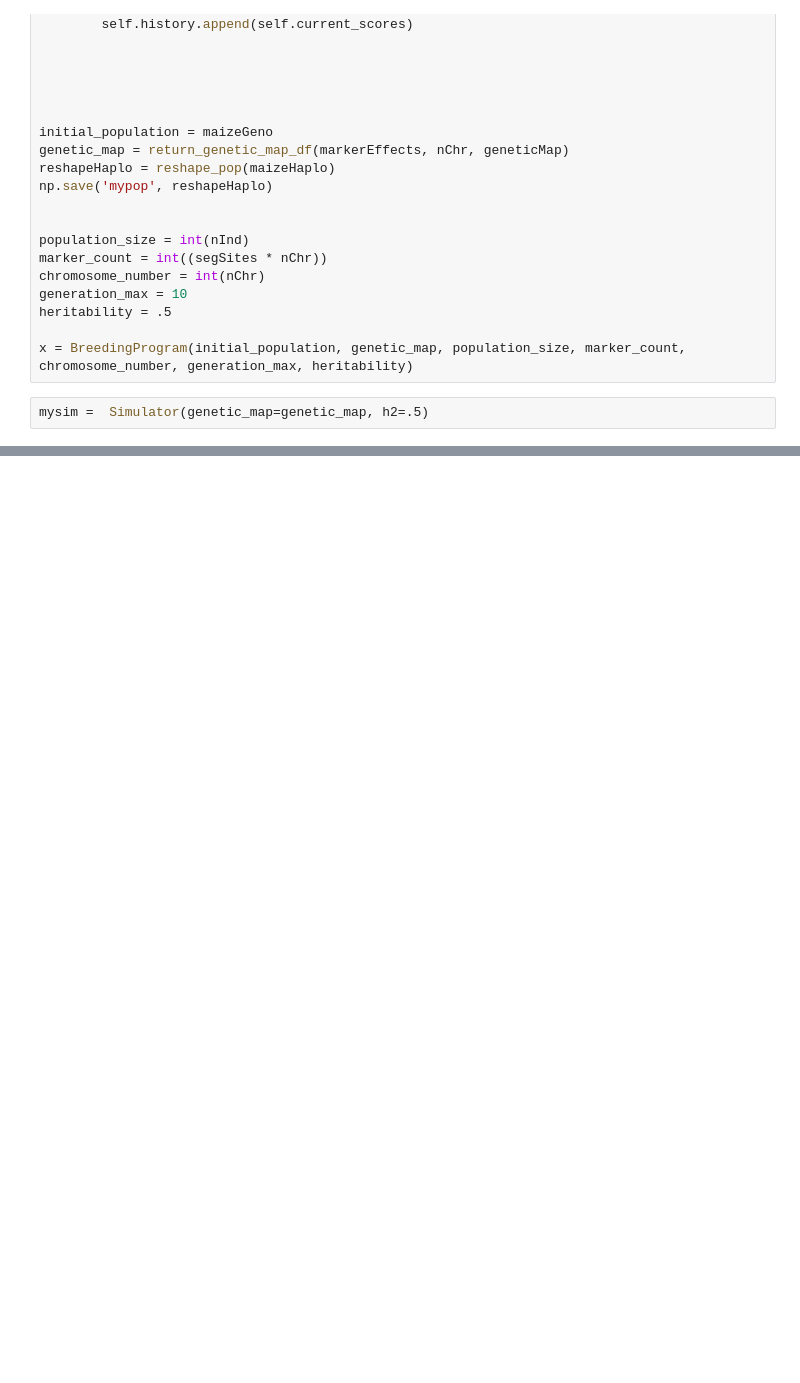
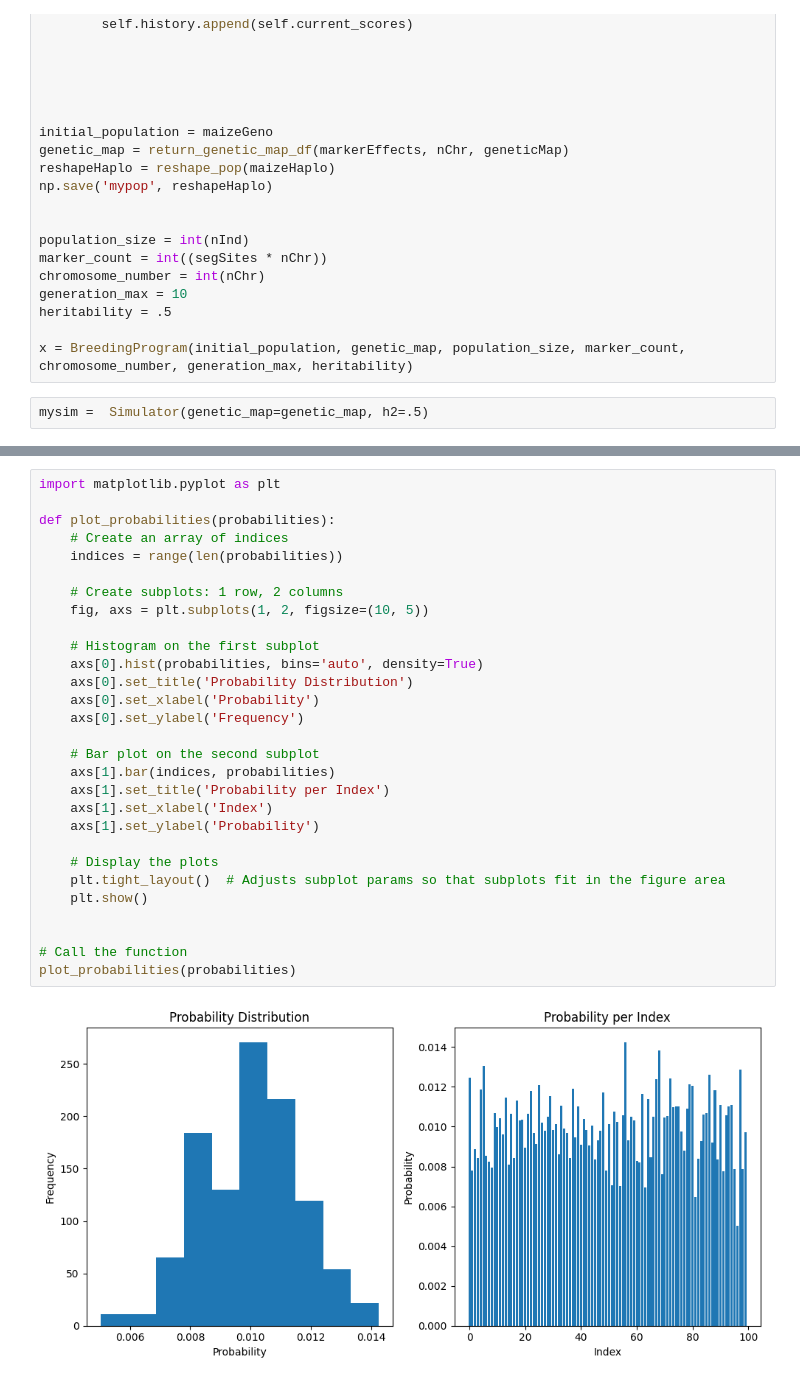
Before and after one commit to cjGO/breeder_agent, a Jupyter notebook: test.ipynb, the cells around one changed output, grey strips where cells are left out. Saved outputs shown, nothing was run; the diff lists cells and outputs as text; blank space fills up the shorter version.

```diff
--- a/test.ipynb
+++ b/test.ipynb
@@ -419,0 +463,31 @@ ValueError: in user code:
+# %%
+import matplotlib.pyplot as plt
+
+def plot_probabilities(probabilities):
+    # Create an array of indices
+    indices = range(len(probabilities))
+
+    # Create subplots: 1 row, 2 columns
+    fig, axs = plt.subplots(1, 2, figsize=(10, 5))
+
+    # Histogram on the first subplot
+    axs[0].hist(probabilities, bins='auto', density=True)
+    axs[0].set_title('Probability Distribution')
+    axs[0].set_xlabel('Probability')
+    axs[0].set_ylabel('Frequency')
+
+    # Bar plot on the second subplot
+    axs[1].bar(indices, probabilities)
+    axs[1].set_title('Probability per Index')
+    axs[1].set_xlabel('Index')
+    axs[1].set_ylabel('Probability')
+
+    # Display the plots
+    plt.tight_layout()  # Adjusts subplot params so that subplots fit in the figure area
+    plt.show()
+
+
+# Call the function
+plot_probabilities(probabilities)
+# %% [output]
+[figure, added]
```
Also changed, not shown: parts of 12 cells of this notebook.
